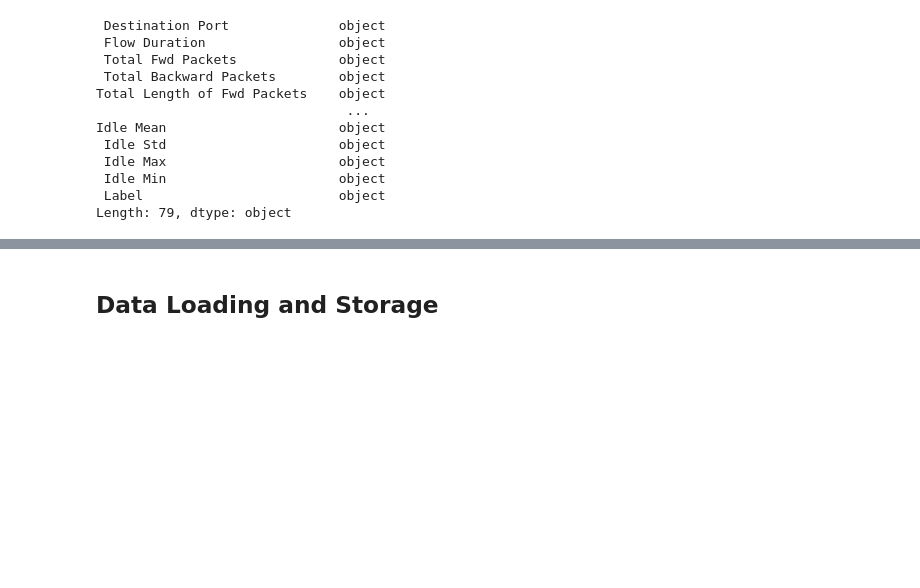
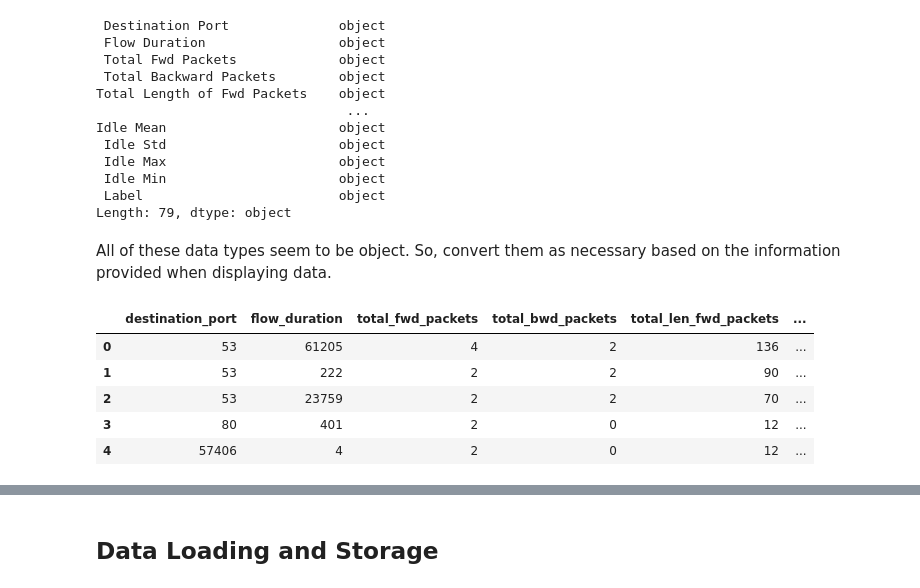
Before and after one commit to jackdmulvihill/COMP-379-Final-Project, a Jupyter notebook: FinalProject.ipynb, the cells around one changed output, grey strips where cells are left out. Cells and saved outputs as stored; diff of their text form; code cells hidden in the pictures; blank space fills up the shorter version.

Commit message:
Implemented transform and load

```diff
--- a/FinalProject.ipynb
+++ b/FinalProject.ipynb
@@ -114,7 +114,11 @@ def extract() -> pd.DataFrame:
 # %% [markdown]
 Because all of these data sources share the same attributes, the best approach is to combine all the data from all the files into one combined DataFrame for easy analysis.
 # %%
+# Extract the data into a dataframe data
 data = extract()
+
+# Display all columns
+pd.set_option('display.max_columns', None)
 display(data.head())
 # %% [output]
 |  | Destination Port | Flow Duration | Total Fwd Packets | Total Backward Packets | Total Length of Fwd Packets | ... |
@@ -145,3 +145,5 @@ Idle Mean                      object
  Idle Min                      object
  Label                         object
 Length: 79, dtype: object
+# %% [markdown]
+All of these data types seem to be object. So, convert them as necessary based on the information provided when displaying data.
@@ -147,0 +329,10 @@ Length: 79, dtype: object
+# %%
+data = transform(data)
+display(data.head())
+# %% [output]
+|  | destination_port | flow_duration | total_fwd_packets | total_bwd_packets | total_len_fwd_packets | ... |
+| 0 | 53 | 61205 | 4 | 2 | 136 | ... |
+| 1 | 53 | 222 | 2 | 2 | 90 | ... |
+| 2 | 53 | 23759 | 2 | 2 | 70 | ... |
+| 3 | 80 | 401 | 2 | 0 | 12 | ... |
+| 4 | 57406 | 4 | 2 | 0 | 12 | ... |
```
Also changed, not shown: parts of 7 cells of this notebook, 1 other file.
